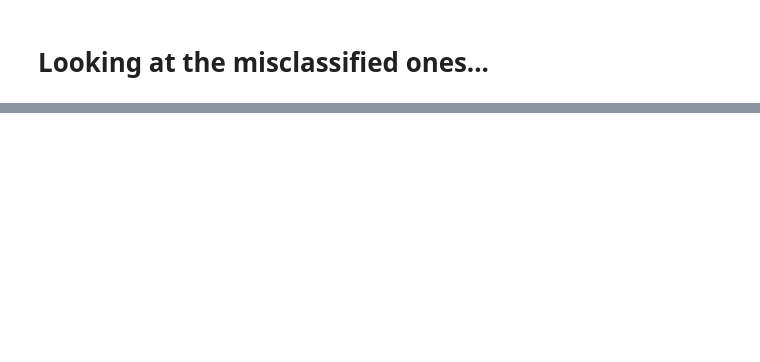
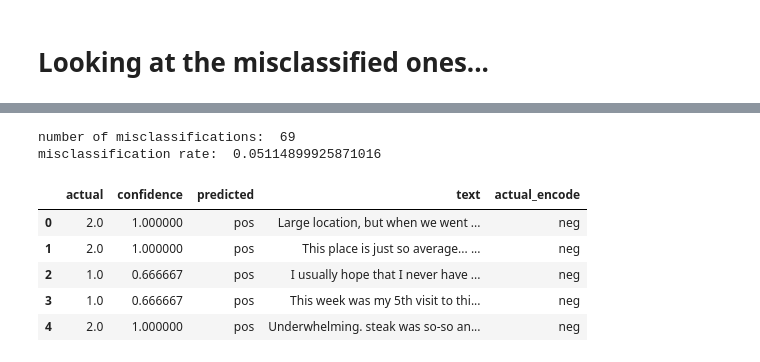
Before and after one commit to zihaoxu/CS181_Final_Project, a Jupyter notebook: 1. NLTK Classifier/0. NLTK Classifier (91 % accuracy) - Pickle all the documents.ipynb, the cells around one changed output, grey strips where cells are left out. Drawn from its saved outputs; the diff is of its cells as text; code cells hidden in the pictures; blank space fills up the shorter version.

```diff
--- a/1. NLTK Classifier/0. NLTK Classifier (91 % accuracy) - Pickle all the documents.ipynb
+++ b/1. NLTK Classifier/0. NLTK Classifier (91 % accuracy) - Pickle all the documents.ipynb
@@ -291,7 +288,7 @@ class VoteClassifier(ClassifierI):
         chosen_class = votes.count(mode(votes))
         return chosen_class / len(votes)
 
-voted_classifier = VoteClassifier(SGDClassifier_classifier,
+voted_classifier = VoteClassifier(MNB_classifier,
                                   LogisticRegression_classifier,
                                   LinearSVC_classifier)
 #                                   MNB_classifier,
@@ -305,9 +302,3 @@ voted_classifier accuracy percent: 91.05392156862744
 def sentiment(text):
     feats = find_features(text)
     return voted_classifier.classify(feats),voted_classifier.confidence(feats)
-# %%
-for i in range(1):
-
-    print(testing_set[i])
-    print(sentiment(testing_set[i][1]))
-    print()
@@ -324,0 +328,18 @@ for i in range(len(testing_set)):
+# %%
+res['actual_encode'] = np.where((res['actual'] == 4.0) | (res['actual'] == 5.0), 'pos', 'neg')
+
+misclassified = res[res['actual_encode'] != res['predicted']]
+misclassified = misclassified[misclassified['actual']!=3]
+misclassified.index = range(len(misclassified))
+print("number of misclassifications: ", len(misclassified))
+print("misclassification rate: ", len(misclassified) / len(temp_documents))
+misclassified.head()
+# %% [output]
+number of misclassifications:  69
+misclassification rate:  0.05114899925871016
+|  | actual | confidence | predicted | text | actual_encode |
+| 0 | 2.0 | 1.000000 | pos | Large location, but when we went ... | neg |
+| 1 | 2.0 | 1.000000 | pos | This place is just so average... ... | neg |
+| 2 | 1.0 | 0.666667 | pos | I usually hope that I never have ... | neg |
+| 3 | 1.0 | 0.666667 | pos | This week was my 5th visit to thi... | neg |
+| 4 | 2.0 | 1.000000 | pos | Underwhelming. steak was so-so an... | neg |
```
Also changed, not shown: parts of 13 cells of this notebook, 10 other files.
